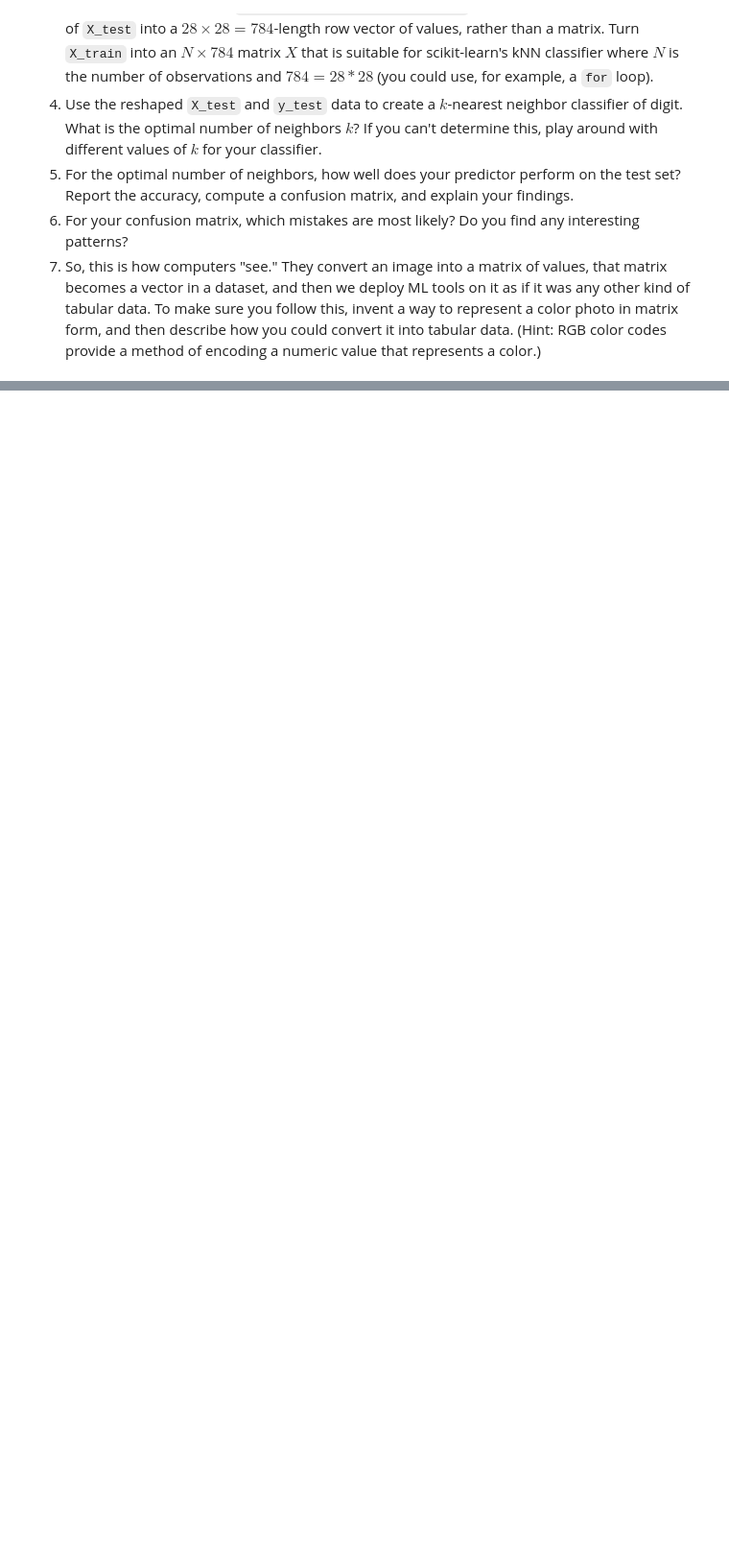
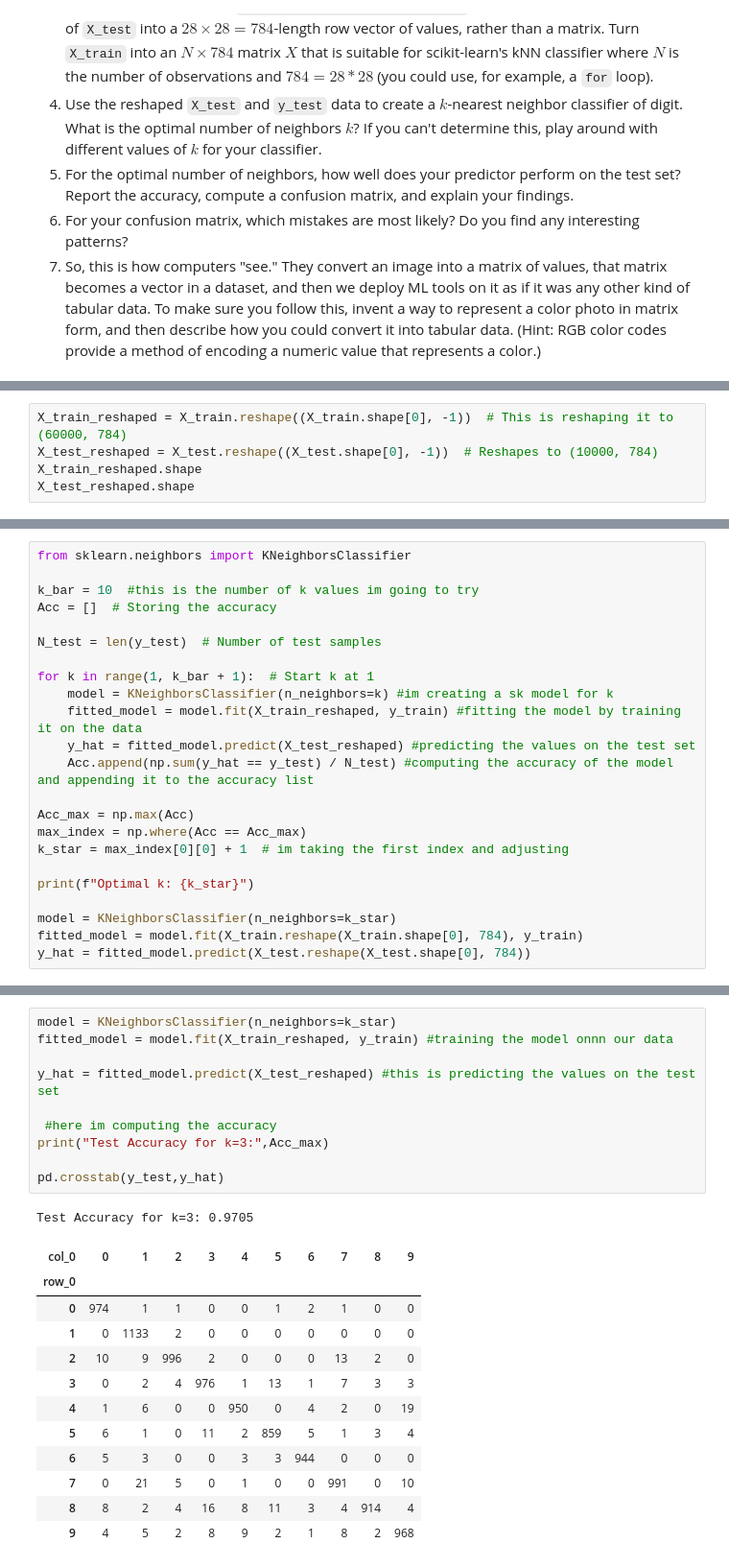
Before and after one commit to iankariuki26/knn, a Jupyter notebook: lab/computer_vision_lab.ipynb, the cells around one changed output, grey strips where cells are left out. Shown: that part at 96% size. Cells and saved outputs as stored; diff of their text form; blank space fills up the shorter version.

```diff
--- a/lab/computer_vision_lab.ipynb
+++ b/lab/computer_vision_lab.ipynb
@@ -85,0 +94,5 @@ print(unique_shape)
+# %%
+X_train_reshaped = X_train.reshape((X_train.shape[0], -1))  # This is reshaping it to (60000, 784)
+X_test_reshaped = X_test.reshape((X_test.shape[0], -1))  # Reshapes to (10000, 784)
+X_train_reshaped.shape
+X_test_reshaped.shape
@@ -85,0 +103,23 @@ print(unique_shape)
+# %%
+from sklearn.neighbors import KNeighborsClassifier
+
+k_bar = 10  #this is the number of k values im going to try
+Acc = []  # Storing the accuracy
+
+N_test = len(y_test)  # Number of test samples
+
+for k in range(1, k_bar + 1):  # Start k at 1
+    model = KNeighborsClassifier(n_neighbors=k) #im creating a sk model for k
+    fitted_model = model.fit(X_train_reshaped, y_train) #fitting the model by training it on the data
+    y_hat = fitted_model.predict(X_test_reshaped) #predicting the values on the test set
+    Acc.append(np.sum(y_hat == y_test) / N_test) #computing the accuracy of the model and appending it to the accuracy list
+
+Acc_max = np.max(Acc)
+max_index = np.where(Acc == Acc_max)
+k_star = max_index[0][0] + 1  # im taking the first index and adjusting
+
+print(f"Optimal k: {k_star}")
+
+model = KNeighborsClassifier(n_neighbors=k_star)
+fitted_model = model.fit(X_train.reshape(X_train.shape[0], 784), y_train)
+y_hat = fitted_model.predict(X_test.reshape(X_test.shape[0], 784))
@@ -85,0 +130,24 @@ print(unique_shape)
+# %%
+model = KNeighborsClassifier(n_neighbors=k_star)
+fitted_model = model.fit(X_train_reshaped, y_train) #training the model onnn our data
+
+y_hat = fitted_model.predict(X_test_reshaped) #this is predicting the values on the test set
+
+ #here im computing the accuracy
+print("Test Accuracy for k=3:",Acc_max)
+
+pd.crosstab(y_test,y_hat)
+# %% [output]
+Test Accuracy for k=3: 0.9705
+| col_0 | 0 | 1 | 2 | 3 | 4 | 5 | 6 | 7 | 8 | 9 |
+| row_0 |  |  |  |  |  |  |  |  |  |  |
+| 0 | 974 | 1 | 1 | 0 | 0 | 1 | 2 | 1 | 0 | 0 |
+| 1 | 0 | 1133 | 2 | 0 | 0 | 0 | 0 | 0 | 0 | 0 |
+| 2 | 10 | 9 | 996 | 2 | 0 | 0 | 0 | 13 | 2 | 0 |
+| 3 | 0 | 2 | 4 | 976 | 1 | 13 | 1 | 7 | 3 | 3 |
+| 4 | 1 | 6 | 0 | 0 | 950 | 0 | 4 | 2 | 0 | 19 |
+| 5 | 6 | 1 | 0 | 11 | 2 | 859 | 5 | 1 | 3 | 4 |
+| 6 | 5 | 3 | 0 | 0 | 3 | 3 | 944 | 0 | 0 | 0 |
+| 7 | 0 | 21 | 5 | 0 | 1 | 0 | 0 | 991 | 0 | 10 |
+| 8 | 8 | 2 | 4 | 16 | 8 | 11 | 3 | 4 | 914 | 4 |
+| 9 | 4 | 5 | 2 | 8 | 9 | 2 | 1 | 8 | 2 | 968 |
```
Also changed, not shown: parts of 14 cells of this notebook.
